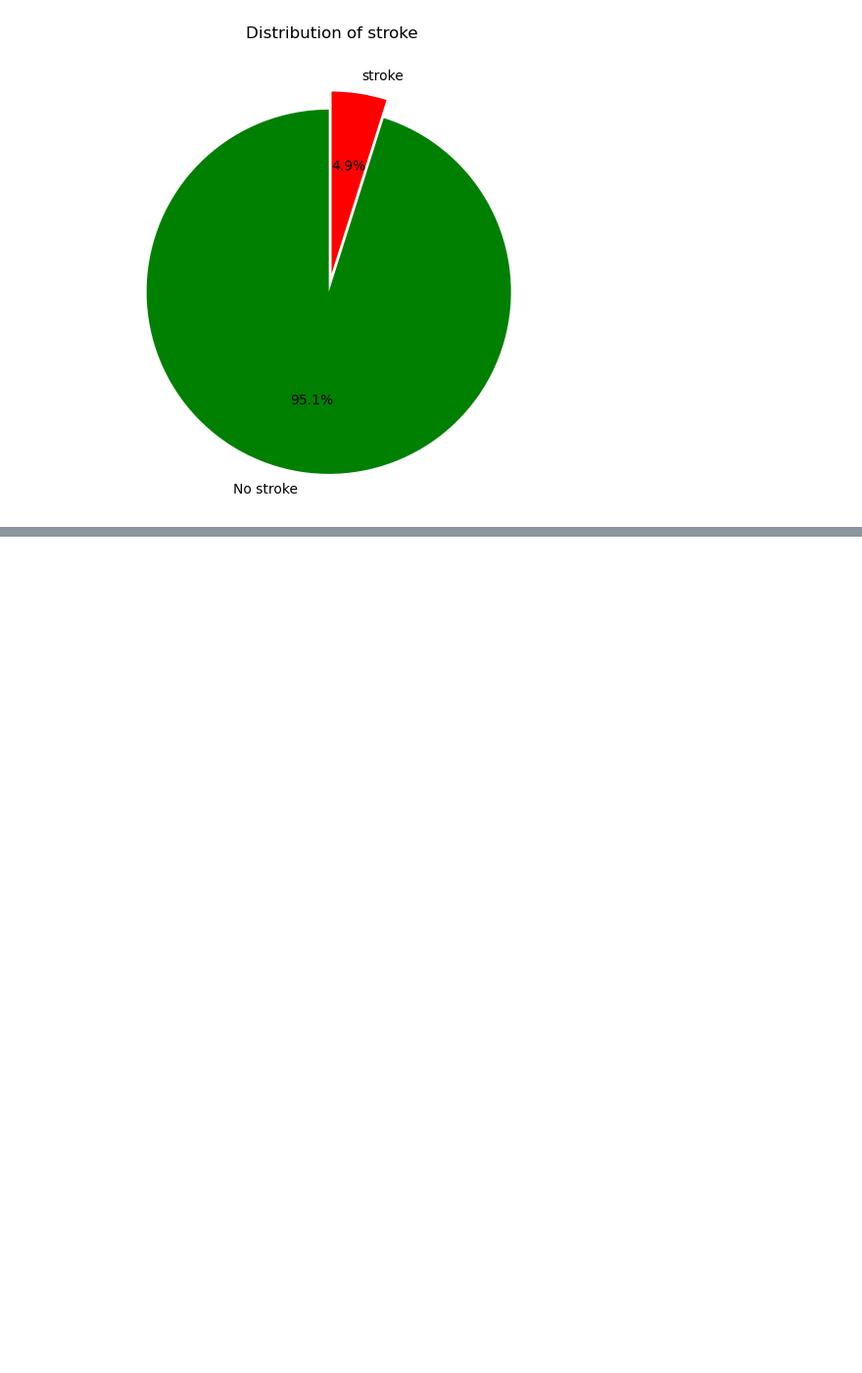
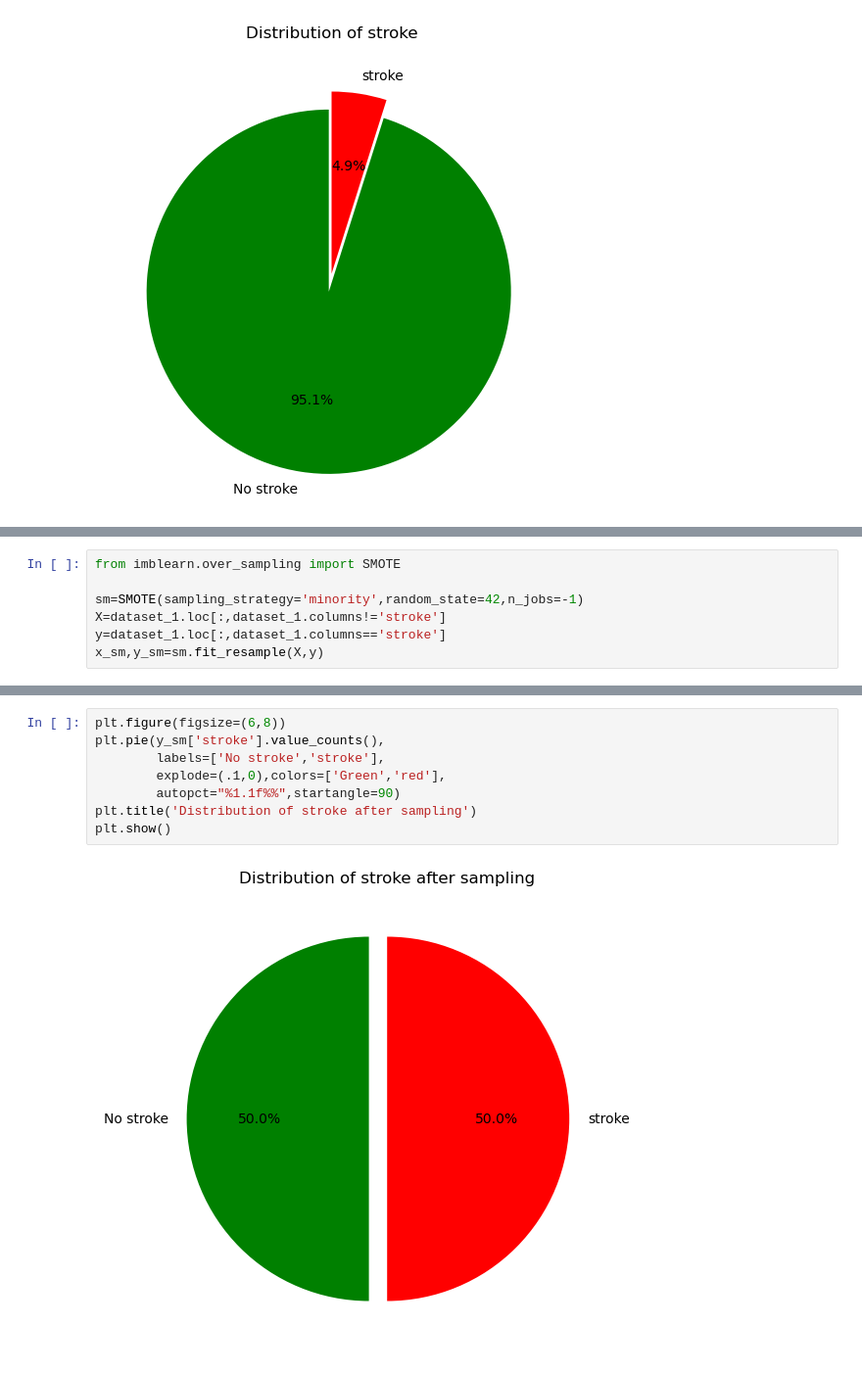
Before and after one commit to AkshataSalunkhe/HeartWellness, a Jupyter notebook: Notebook/HeartDiseasePrediction.ipynb, the cells around one changed output, grey strips where cells are left out. Shown at 98% size. Drawn from its saved outputs; the diff is of its cells as text; blank space fills up the shorter version.

```diff
--- a/Notebook/HeartDiseasePrediction.ipynb
+++ b/Notebook/HeartDiseasePrediction.ipynb
@@ -477,0 +449,7 @@ Resampled dataset shape: Counter({1: 4860, 0: 4860})
+# %%
+from imblearn.over_sampling import SMOTE
+
+sm=SMOTE(sampling_strategy='minority',random_state=42,n_jobs=-1)
+X=dataset_1.loc[:,dataset_1.columns!='stroke']
+y=dataset_1.loc[:,dataset_1.columns=='stroke']
+x_sm,y_sm=sm.fit_resample(X,y)
@@ -477,0 +472,10 @@ Resampled dataset shape: Counter({1: 4860, 0: 4860})
+# %%
+plt.figure(figsize=(6,8))
+plt.pie(y_sm['stroke'].value_counts(),
+        labels=['No stroke','stroke'],
+        explode=(.1,0),colors=['Green','red'],
+        autopct="%1.1f%%",startangle=90)
+plt.title('Distribution of stroke after sampling')
+plt.show()
+# %% [output]
+[figure, added]
```
Also changed, not shown: parts of 70 cells of this notebook, 4 other files.
